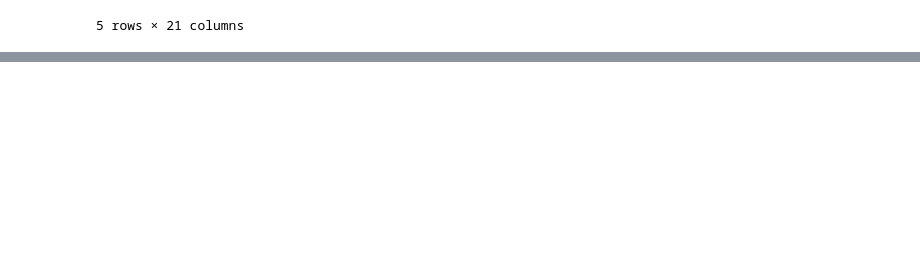
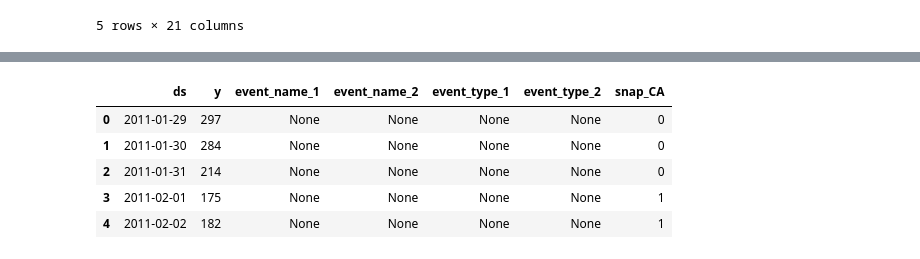
Before and after one commit to bartadamiec/walmart_sales, a Jupyter notebook: projekt.ipynb, the cells around one changed output, grey strips where cells are left out. Drawn from its saved outputs; the diff is of its cells as text; code cells hidden in the pictures; blank space fills up the shorter version.

```diff
--- a/projekt.ipynb
+++ b/projekt.ipynb
@@ -231,0 +273,24 @@ np.float64(478.3778324127197)
+# %%
+loose_processed = ca1_validation_calendar_sell_prices[ca1_validation_calendar_sell_prices["dept_id"] == "FOODS_1"]
+
+loose_processed = loose_processed.groupby("ds").agg({
+    "y": "sum",
+    "event_name_1": "first",
+    "event_name_2": "first",
+    "event_type_1": "first",
+    "event_type_2": "first",
+    "snap_CA": "first"
+}).reset_index()
+
+loose_processed["event_name_1"] = loose_processed["event_name_1"].fillna("None")
+loose_processed["event_name_2"] = loose_processed["event_name_2"].fillna("None")
+loose_processed["event_type_1"] = loose_processed["event_type_1"].fillna("None")
+loose_processed["event_type_2"] = loose_processed["event_type_2"].fillna("None")
+loose_processed.head()
+# %% [output]
+|  | ds | y | event_name_1 | event_name_2 | event_type_1 | event_type_2 | snap_CA |
+| 0 | 2011-01-29 | 297 | None | None | None | None | 0 |
+| 1 | 2011-01-30 | 284 | None | None | None | None | 0 |
+| 2 | 2011-01-31 | 214 | None | None | None | None | 0 |
+| 3 | 2011-02-01 | 175 | None | None | None | None | 1 |
+| 4 | 2011-02-02 | 182 | None | None | None | None | 1 |
```
Also changed, not shown: parts of 17 cells of this notebook.
